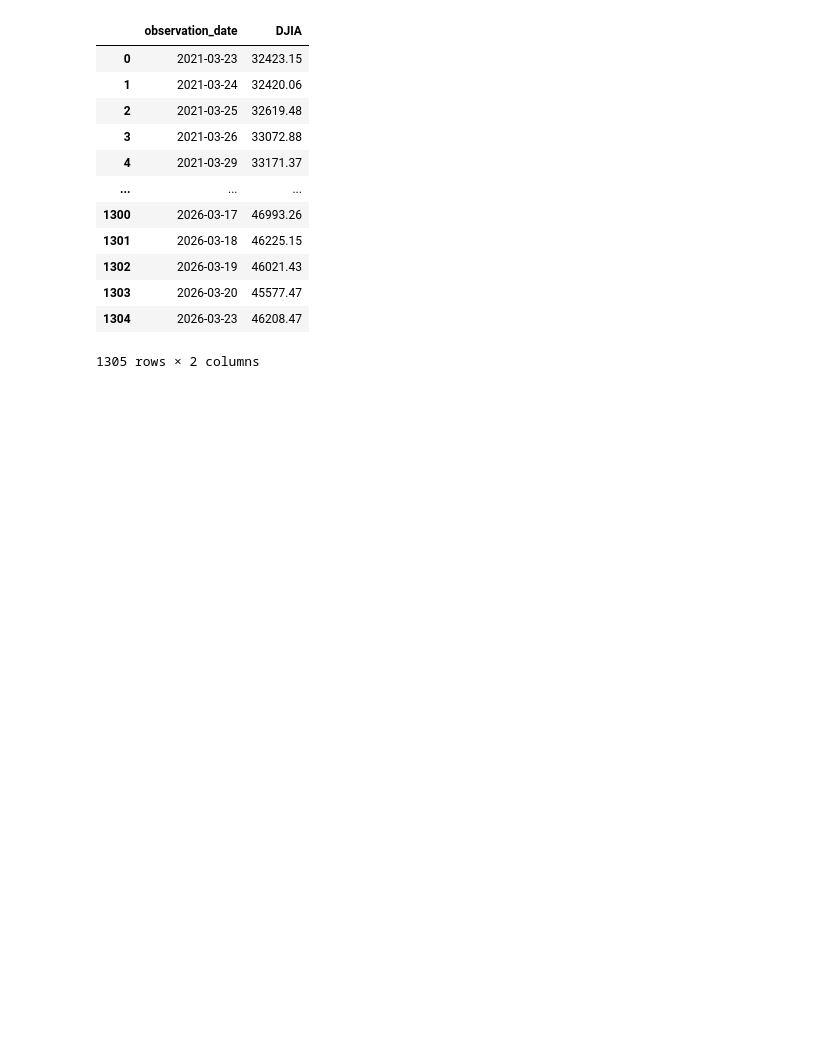
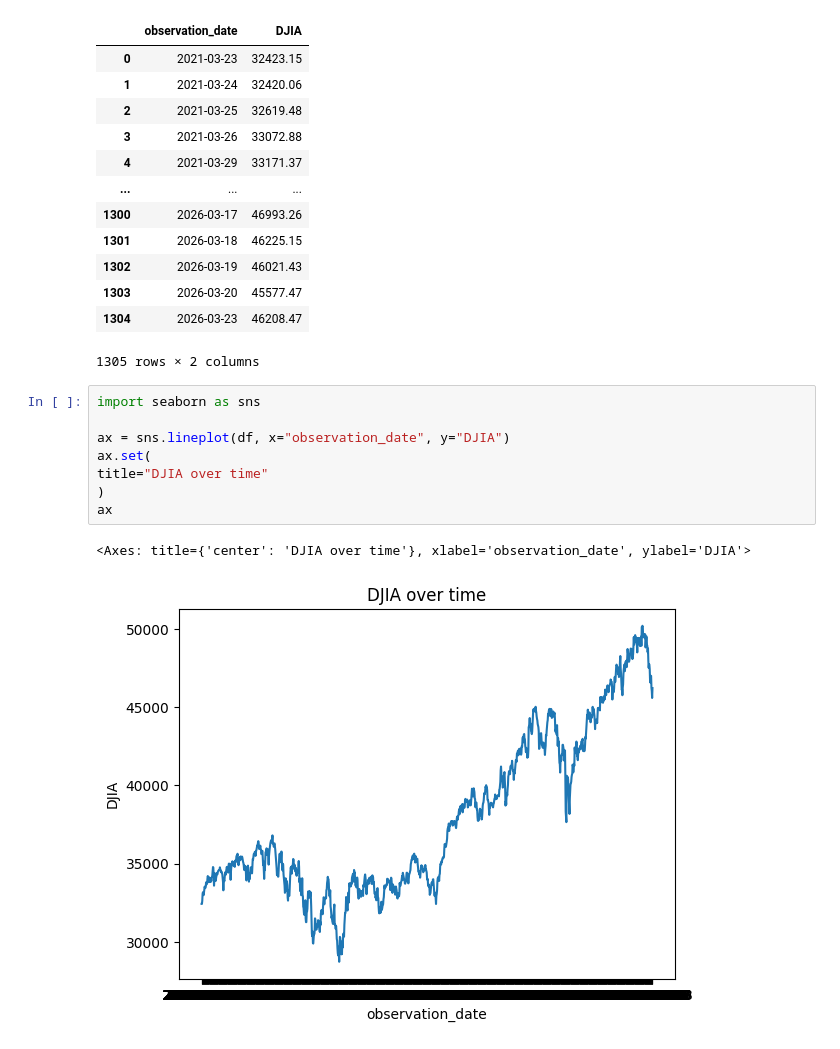
Before and after one commit to JaneRah/Data-Analytics, a Jupyter notebook: DowJonesAnalysis.ipynb, the cells around one changed output. Saved outputs shown, nothing was run; the diff lists cells and outputs as text; blank space fills up the shorter version.

Commit message:
Graphs

```diff
--- a/DowJonesAnalysis.ipynb
+++ b/DowJonesAnalysis.ipynb
@@ -23,3 +23,14 @@ df
 | 1303 | 2026-03-20 | 45577.47 |
 | 1304 | 2026-03-23 | 46208.47 |
 1305 rows × 2 columns
+# %%
+import seaborn as sns
+
+ax = sns.lineplot(df, x="observation_date", y="DJIA")
+ax.set(
+title="DJIA over time"
+)
+ax
+# %% [output]
+<Axes: title={'center': 'DJIA over time'}, xlabel='observation_date', ylabel='DJIA'>
+[figure, added]
```
